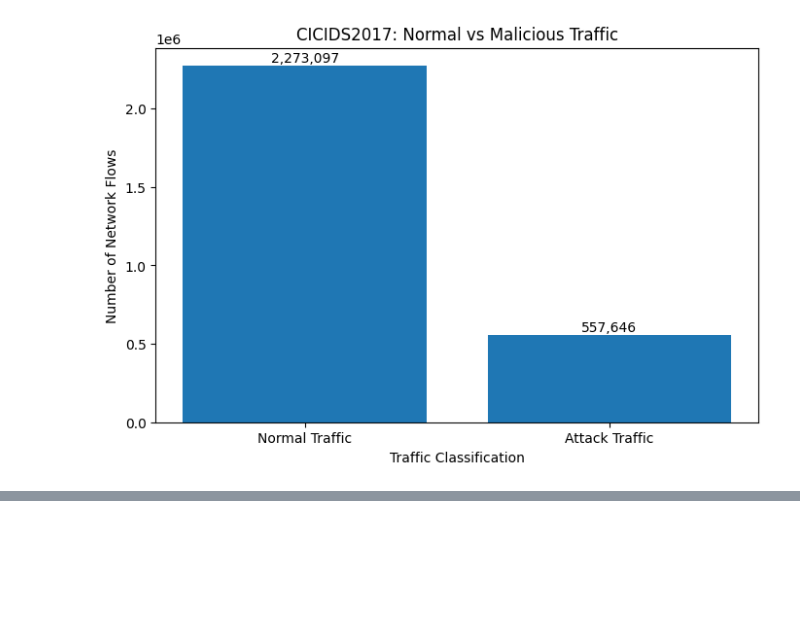
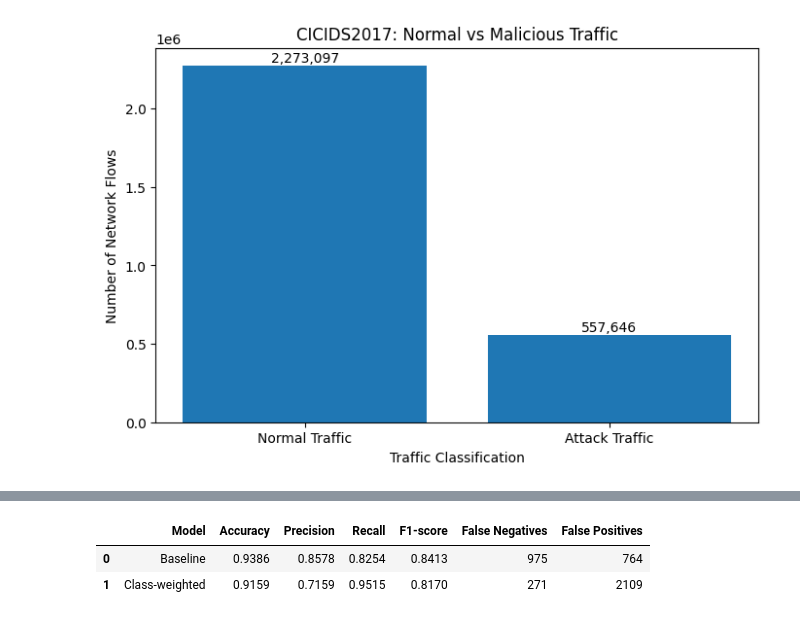
Before and after one commit to rahulraj710/AML-CID, a Jupyter notebook: notebooks/02_logistic_regression.ipynb, the cells around one changed output, grey strips where cells are left out. Cells and saved outputs as stored; diff of their text form; code cells hidden in the pictures; blank space fills up the shorter version.

```diff
--- a/notebooks/02_logistic_regression.ipynb
+++ b/notebooks/02_logistic_regression.ipynb
@@ -145,0 +460,37 @@ plt.show()
+# %%
+
+import pandas as pd
+
+comparison = pd.DataFrame({
+    "Model": ["Baseline", "Class-weighted"],
+    "Accuracy": [
+        accuracy_score(y_test, y_pred),
+        accuracy_score(y_test, weighted_pred)
+    ],
+    "Precision": [
+        precision_score(y_test, y_pred),
+        precision_score(y_test, weighted_pred)
+    ],
+    "Recall": [
+        recall_score(y_test, y_pred),
+        recall_score(y_test, weighted_pred)
+    ],
+    "F1-score": [
+        f1_score(y_test, y_pred),
+        f1_score(y_test, weighted_pred)
+    ],
+    "False Negatives": [
+        confusion_matrix(y_test, y_pred)[1, 0],
+        confusion_matrix(y_test, weighted_pred)[1, 0]
+    ],
+    "False Positives": [
+        confusion_matrix(y_test, y_pred)[0, 1],
+        confusion_matrix(y_test, weighted_pred)[0, 1]
+    ]
+})
+
+display(comparison.round(4))
+# %% [output]
+|  | Model | Accuracy | Precision | Recall | F1-score | False Negatives | False Positives |
+| 0 | Baseline | 0.9386 | 0.8578 | 0.8254 | 0.8413 | 975 | 764 |
+| 1 | Class-weighted | 0.9159 | 0.7159 | 0.9515 | 0.8170 | 271 | 2109 |
```
Also changed, not shown: parts of 13 cells of this notebook.
